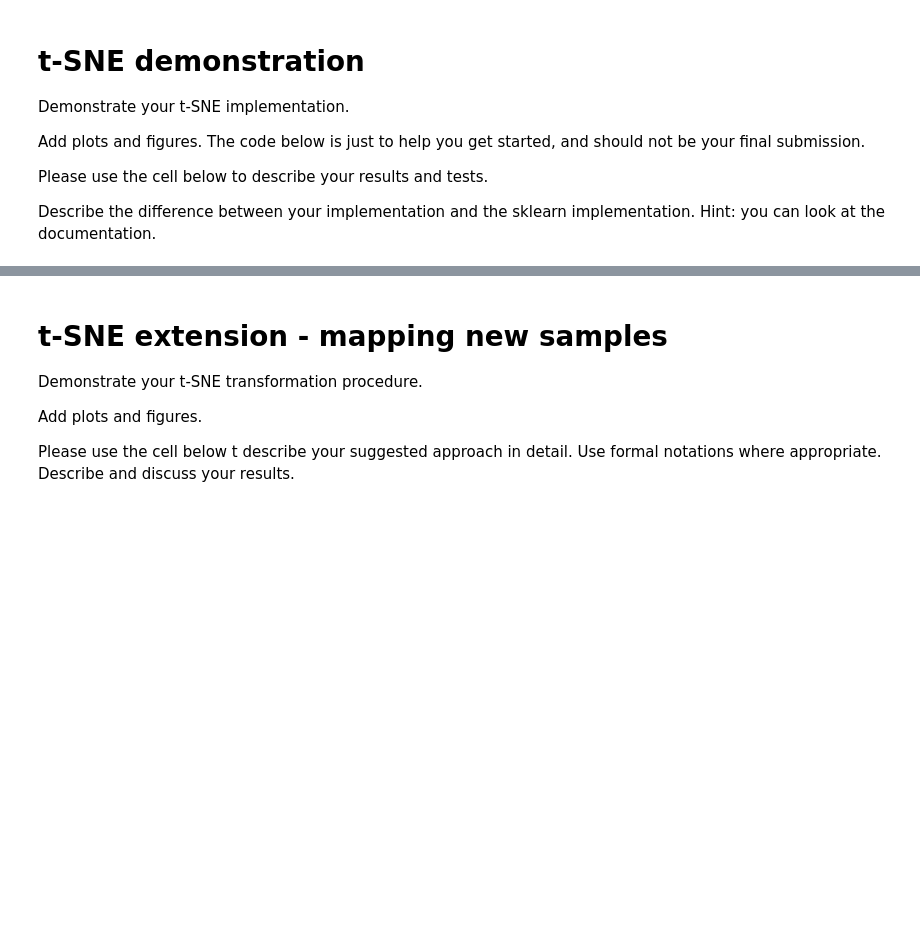
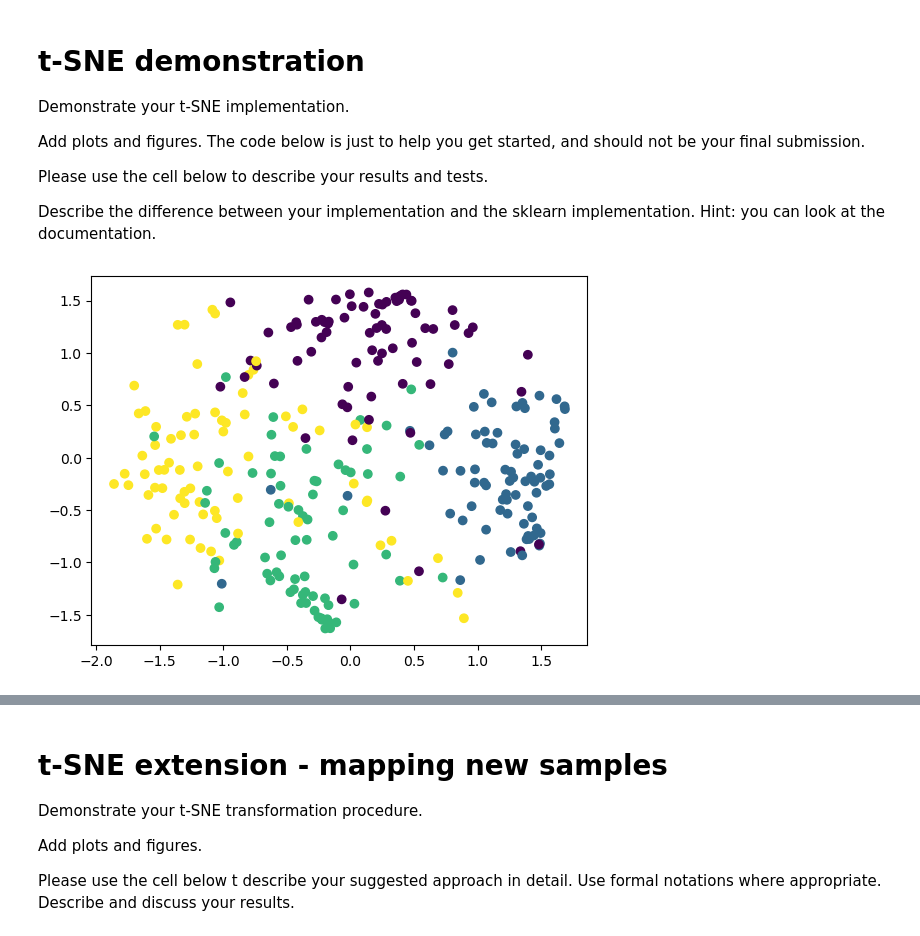
Before and after one commit to yGit741/advanced-ml-3945, a Jupyter notebook: ex1/ex1_204266191.ipynb, the cells around one changed output, grey strips where cells are left out. Cells and saved outputs as stored; diff of their text form; code cells hidden in the pictures; blank space fills up the shorter version.

```diff
--- a/ex1/ex1_204266191.ipynb
+++ b/ex1/ex1_204266191.ipynb
@@ -833,0 +929,11 @@ plt.show()
+# %%
+# # 3. t-SNE
+my_tsne = CustomTSNE(n_components=2,perplexity=30)
+XY = my_tsne.fit_transform(emb)
+
+
+# # 4. Quick scatter
+plt.scatter(XY[:,0], XY[:,1], c=labels)
+plt.show()
+# %% [output]
+[figure, added]
```
Also changed, not shown: parts of 10 cells of this notebook.
